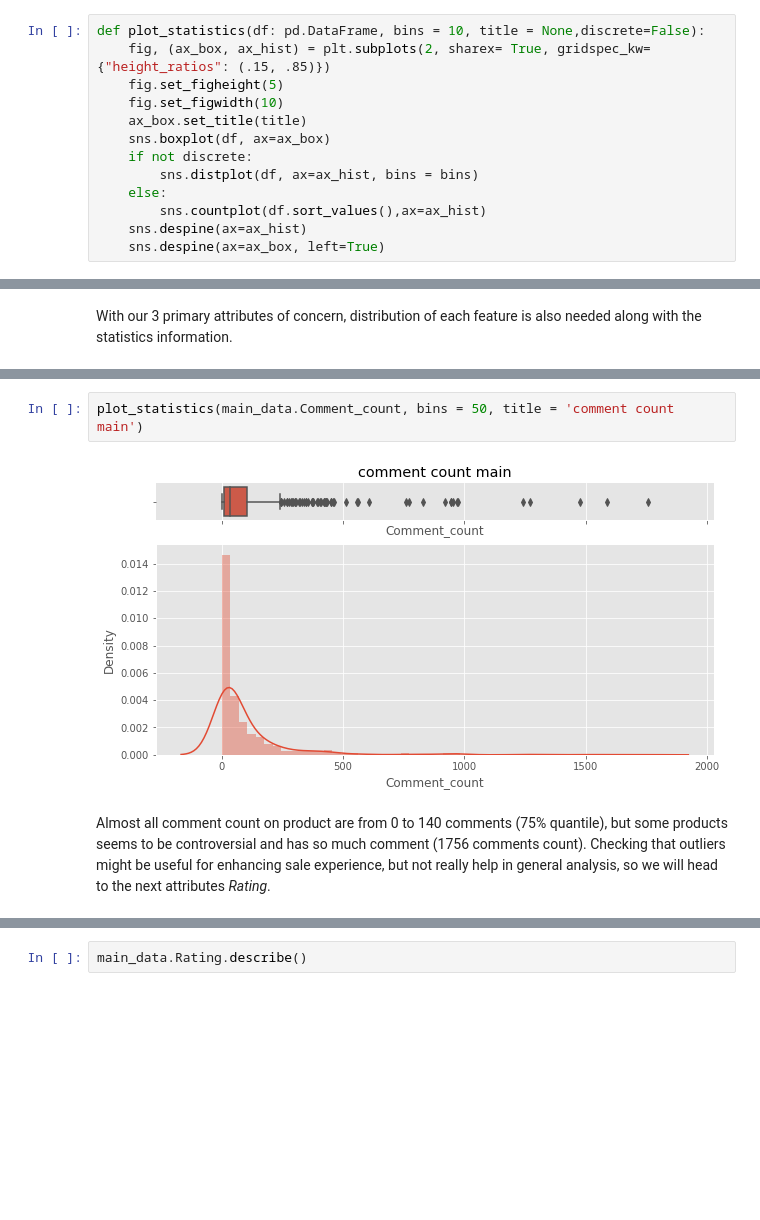
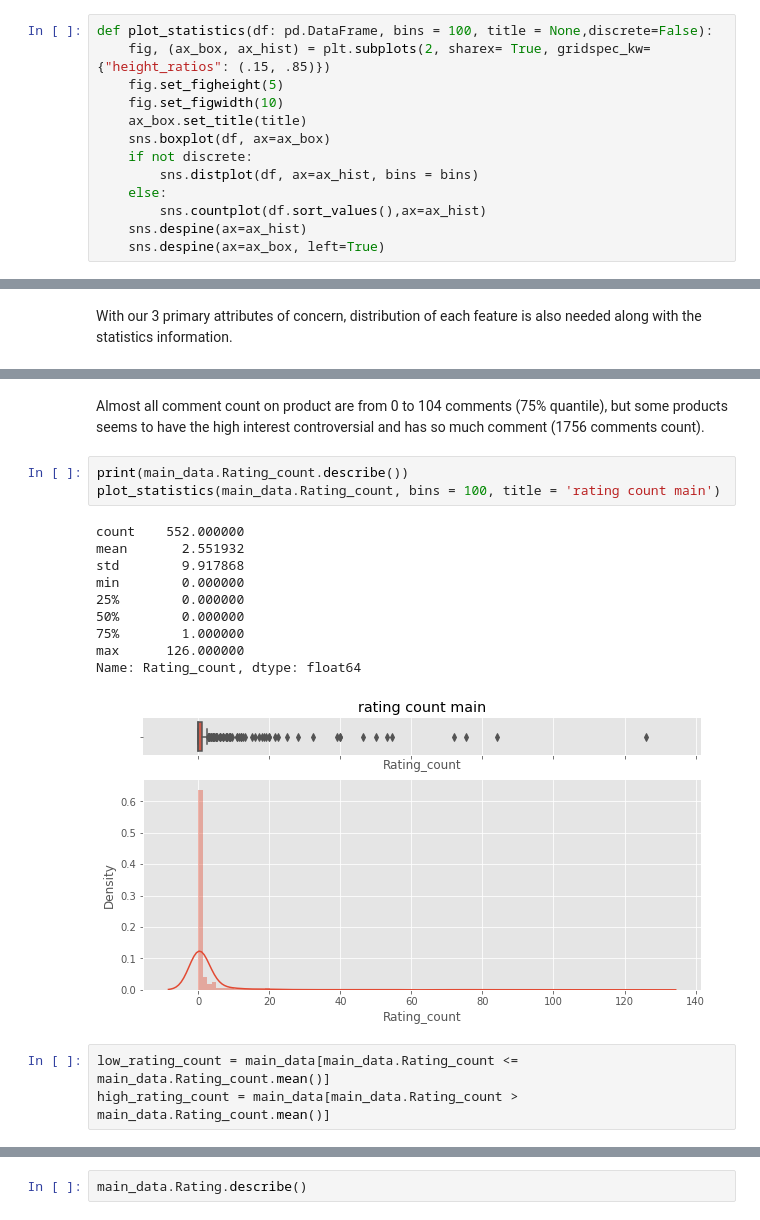
Before and after one commit to hungpham13/Laptop-EDA, a Jupyter notebook: EDA.ipynb, the cells around one changed output, grey strips where cells are left out. Drawn from its saved outputs; the diff is of its cells as text; blank space fills up the shorter version.

```diff
--- a/EDA.ipynb
+++ b/EDA.ipynb
@@ -289,5 +281,5 @@ We will head up to the distribution visualize of some important attributes: *Com
 # %%
-def plot_statistics(df: pd.DataFrame, bins = 10, title = None,discrete=False):
+def plot_statistics(df: pd.DataFrame, bins = 100, title = None,discrete=False):
     fig, (ax_box, ax_hist) = plt.subplots(2, sharex= True, gridspec_kw={"height_ratios": (.15, .85)})
     fig.set_figheight(5)
     fig.set_figwidth(10)
@@ -332,6 +329,20 @@ Name: Comment_count, dtype: float64
+# %% [markdown]
+Almost all comment count on product are from 0 to 104 comments (75% quantile), but some products seems to have the high interest controversial and has so much comment (1756 comments count).
+<!-- Checking that outliers might be useful for enhancing sale experience, but not really help in general analysis, so we will head to the next attributes `Rating`. -->
 # %%
-plot_statistics(main_data.Comment_count, bins = 50, title = 'comment count main')
+print(main_data.Rating_count.describe())
+plot_statistics(main_data.Rating_count, bins = 100, title = 'rating count main')
 # %% [output]
+count    552.000000
+mean       2.551932
+std        9.917868
+min        0.000000
+25%        0.000000
+50%        0.000000
+75%        1.000000
+max      126.000000
+Name: Rating_count, dtype: float64
-[figure, old version]
+[figure, new version]
-# %% [markdown]
-Almost all comment count on product are from 0 to 140 comments (75% quantile), but some products seems to be controversial and has so much comment (1756 comments count). Checking that outliers might be useful for enhancing sale experience, but not really help in general analysis, so we will head to the next attributes *Rating*.
+# %%
+low_rating_count = main_data[main_data.Rating_count <= main_data.Rating_count.mean()]
+high_rating_count = main_data[main_data.Rating_count > main_data.Rating_count.mean()]
```
Also changed, not shown: parts of 73 cells of this notebook.
